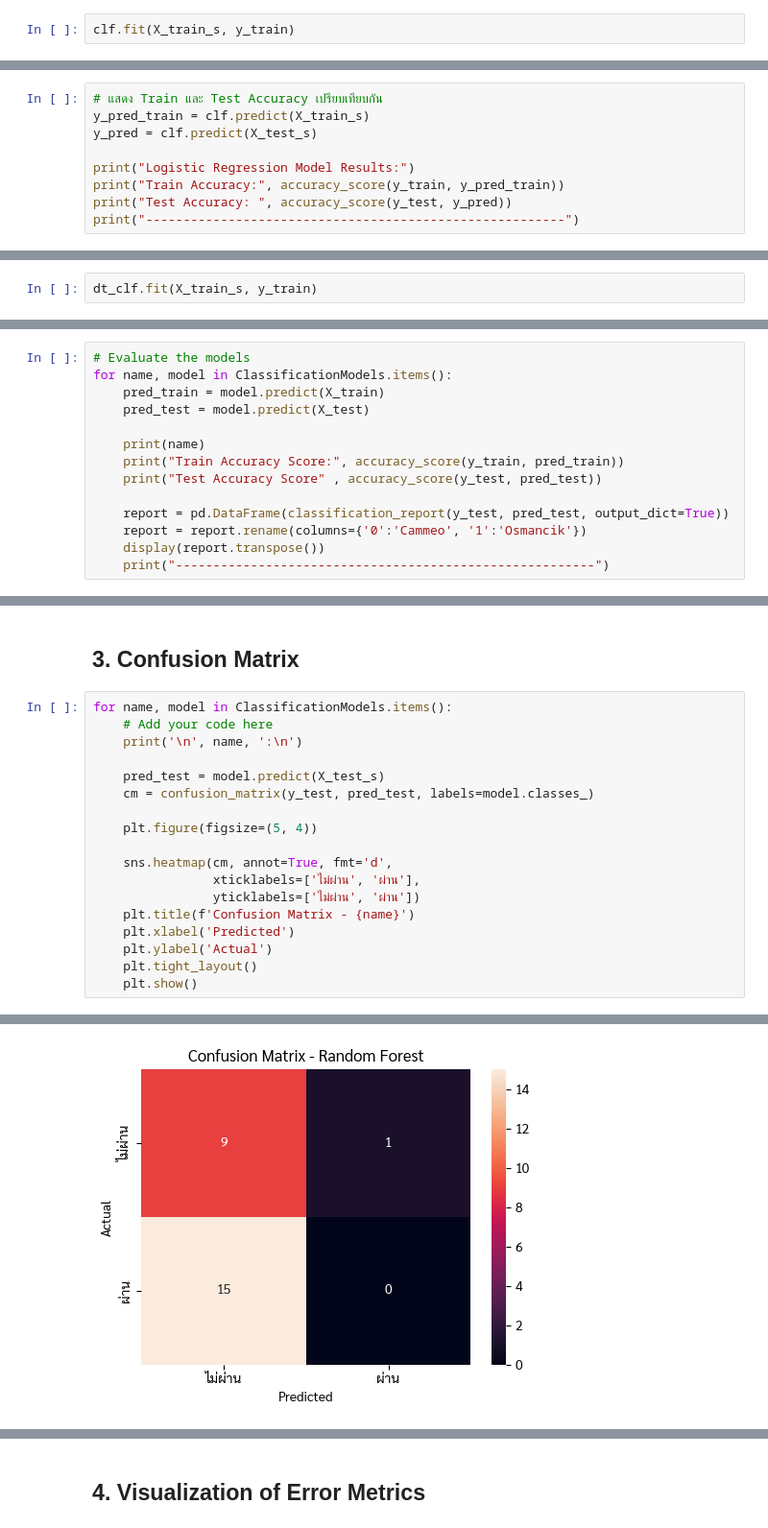
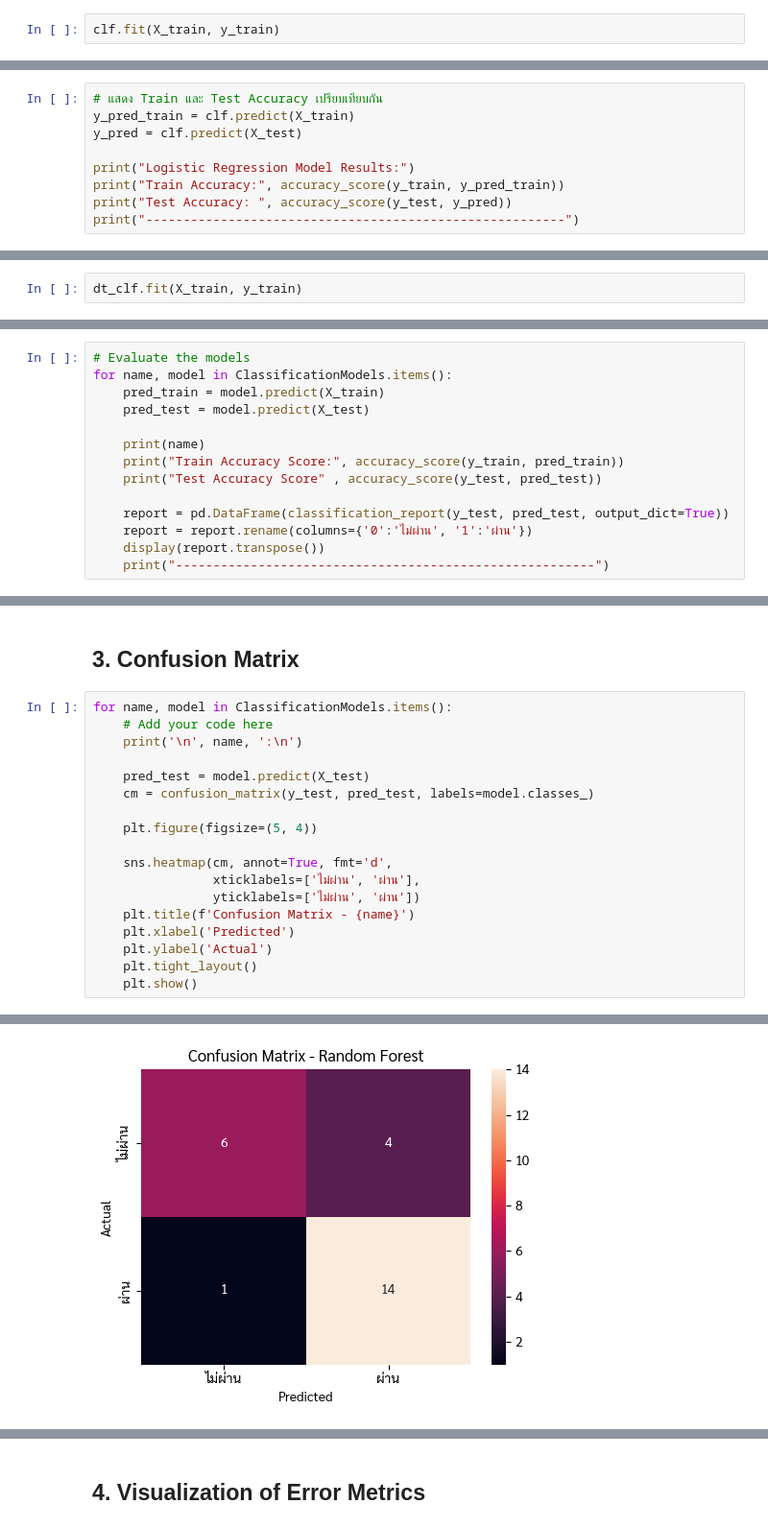
Before and after one commit to 1-brain-cell/python-dga, a Jupyter notebook: day_4/afternoon_classification.ipynb, the cells around one changed output, grey strips where cells are left out. Shown at 96% size. Drawn from its saved outputs; the diff is of its cells as text.

```diff
--- a/day_4/afternoon_classification.ipynb
+++ b/day_4/afternoon_classification.ipynb
@@ -459,7 +461,7 @@ array([[-0.99765204,  0.14469004,  0.5011295 ],
 # %%
 clf = LogisticRegression(random_state=42)
 # %%
-clf.fit(X_train_s, y_train)
+clf.fit(X_train, y_train)
 # %% [output]
 LogisticRegression(random_state=42)
 # %% [markdown]
@@ -480,7 +475,7 @@ $$\text{Recall} = \frac{TP}{TP + FN}$$
 # %%
 # แสดง Train และ Test Accuracy เปรียบเทียบกัน
-y_pred_train = clf.predict(X_train_s)
-y_pred = clf.predict(X_test_s)
+y_pred_train = clf.predict(X_train)
+y_pred = clf.predict(X_test)
 
 print("Logistic Regression Model Results:")
 print("Train Accuracy:", accuracy_score(y_train, y_pred_train))
@@ -654,7 +638,7 @@ plt.show()
 # %%
 dt_clf = DecisionTreeClassifier(random_state=42)
 # %%
-dt_clf.fit(X_train_s, y_train)
+dt_clf.fit(X_train, y_train)
 # %% [output]
 DecisionTreeClassifier(random_state=42)
 # %%
@@ -765,7 +757,7 @@ for name, model in ClassificationModels.items():
     print("Test Accuracy Score" , accuracy_score(y_test, pred_test))
 
     report = pd.DataFrame(classification_report(y_test, pred_test, output_dict=True))
-    report = report.rename(columns={'0':'Cammeo', '1':'Osmancik'})
+    report = report.rename(columns={'0':'ไม่ผ่าน', '1':'ผ่าน'})
     display(report.transpose())
     print("--------------------------------------------------------")
 # %% [output]
@@ -806,7 +798,7 @@ for name, model in ClassificationModels.items():
     # Add your code here
     print('\n', name, ':\n')
 
-    pred_test = model.predict(X_test_s)
+    pred_test = model.predict(X_test)
     cm = confusion_matrix(y_test, pred_test, labels=model.classes_)
 
     plt.figure(figsize=(5, 4))
@@ -825,3 +817,3 @@ for name, model in ClassificationModels.items():
  Random Forest :
-[figure, old version]
+[figure, new version]
  Descion Tree :
```
Also changed, not shown: parts of 68 cells of this notebook.
